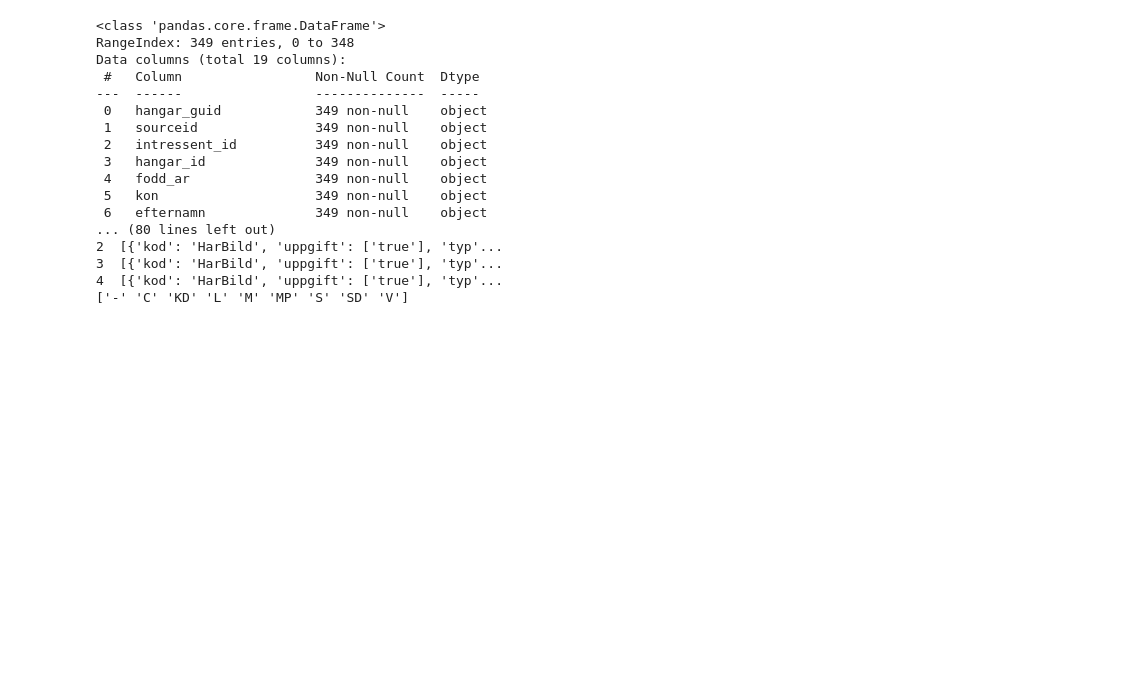
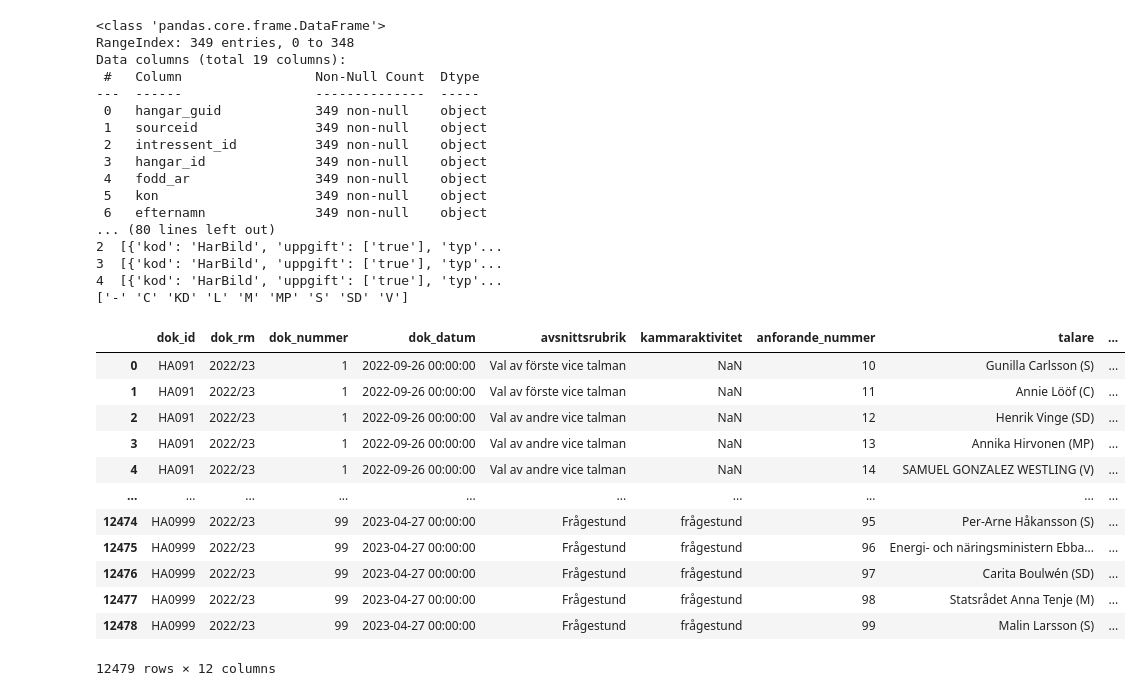
Before and after one commit to Marchant01/Parl-Check, a Jupyter notebook: notebook.ipynb, the cells around one changed output. Saved outputs shown, nothing was run; the diff lists cells and outputs as text; code cells hidden in the pictures; blank space fills up the shorter version.

```diff
--- a/notebook.ipynb
+++ b/notebook.ipynb
@@ -30,3 +30,39 @@ Data columns (total 19 columns):
 3  [{'kod': 'HarBild', 'uppgift': ['true'], 'typ'...
 4  [{'kod': 'HarBild', 'uppgift': ['true'], 'typ'...
 ['-' 'C' 'KD' 'L' 'M' 'MP' 'S' 'SD' 'V']
+# %%
+anforande_202223 = pd.read_csv(
+    'documents/anforande-202223.csv',
+    header=0,
+    names = [
+    'dok_id',
+    'dok_rm',
+    'dok_nummer',
+    'dok_datum',
+    'avsnittsrubrik',
+    'kammaraktivitet',
+    'anforande_nummer',
+    'talare',
+    'parti',
+    'intressent_id',
+    'rel_dok_id',
+    'replik'],
+    dtype={
+        'intressent_id': 'string'
+    }
+)
+anforande_202223
+# %% [output]
+|  | dok_id | dok_rm | dok_nummer | dok_datum | avsnittsrubrik | kammaraktivitet | anforande_nummer | talare | ... |
+| 0 | HA091 | 2022/23 | 1 | 2022-09-26 00:00:00 | Val av förste vice talman | NaN | 10 | Gunilla Carlsson (S) | ... |
+| 1 | HA091 | 2022/23 | 1 | 2022-09-26 00:00:00 | Val av förste vice talman | NaN | 11 | Annie Lööf (C) | ... |
+| 2 | HA091 | 2022/23 | 1 | 2022-09-26 00:00:00 | Val av andre vice talman | NaN | 12 | Henrik Vinge (SD) | ... |
+| 3 | HA091 | 2022/23 | 1 | 2022-09-26 00:00:00 | Val av andre vice talman | NaN | 13 | Annika Hirvonen (MP) | ... |
+| 4 | HA091 | 2022/23 | 1 | 2022-09-26 00:00:00 | Val av andre vice talman | NaN | 14 | SAMUEL GONZALEZ WESTLING (V) | ... |
+| ... | ... | ... | ... | ... | ... | ... | ... | ... | ... |
+| 12474 | HA0999 | 2022/23 | 99 | 2023-04-27 00:00:00 | Frågestund | frågestund | 95 | Per-Arne Håkansson (S) | ... |
+| 12475 | HA0999 | 2022/23 | 99 | 2023-04-27 00:00:00 | Frågestund | frågestund | 96 | Energi- och näringsministern Ebba... | ... |
+| 12476 | HA0999 | 2022/23 | 99 | 2023-04-27 00:00:00 | Frågestund | frågestund | 97 | Carita Boulwén (SD) | ... |
+| 12477 | HA0999 | 2022/23 | 99 | 2023-04-27 00:00:00 | Frågestund | frågestund | 98 | Statsrådet Anna Tenje (M) | ... |
+| 12478 | HA0999 | 2022/23 | 99 | 2023-04-27 00:00:00 | Frågestund | frågestund | 99 | Malin Larsson (S) | ... |
+12479 rows × 12 columns
```
Also changed, not shown: parts of 5 cells of this notebook, 18 other files.
